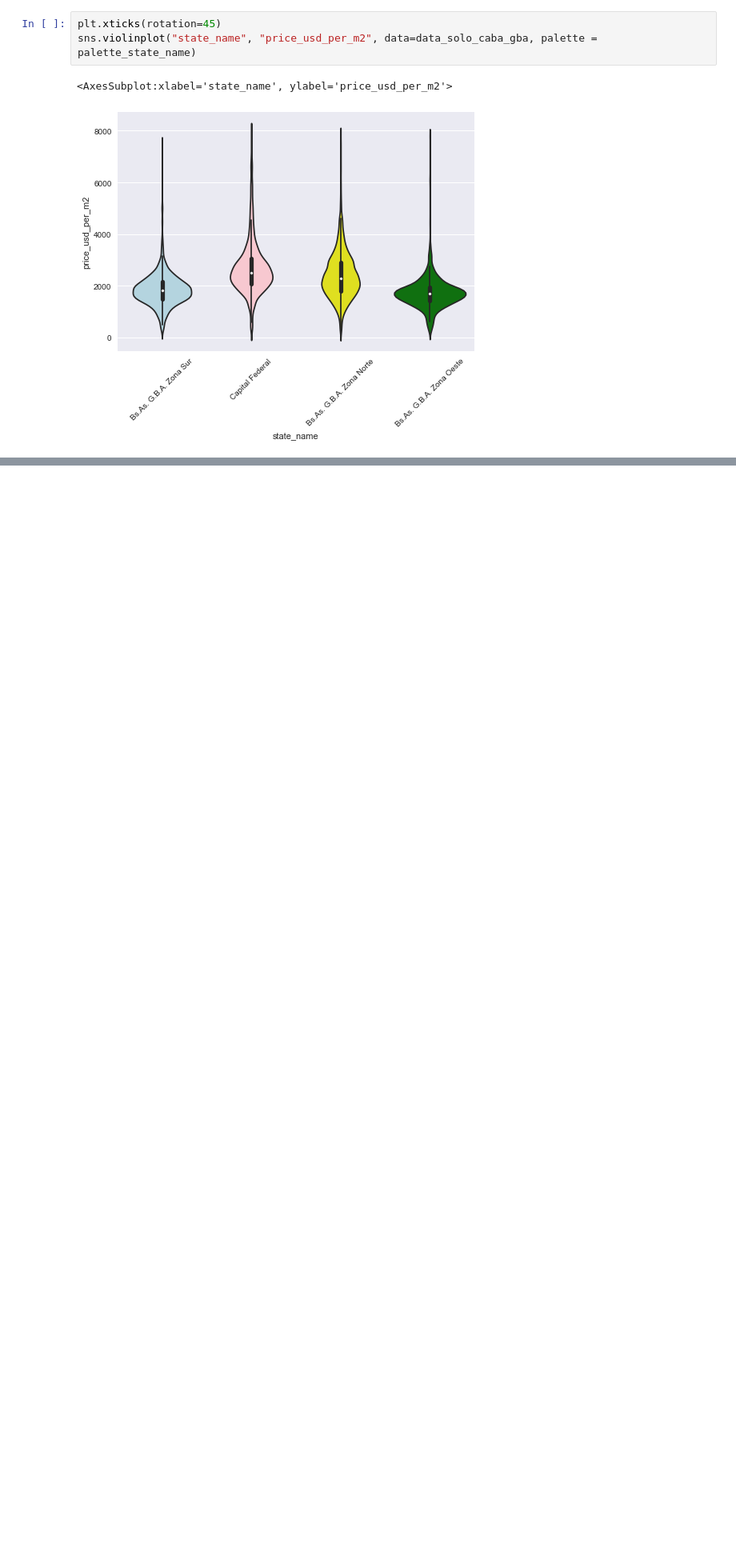
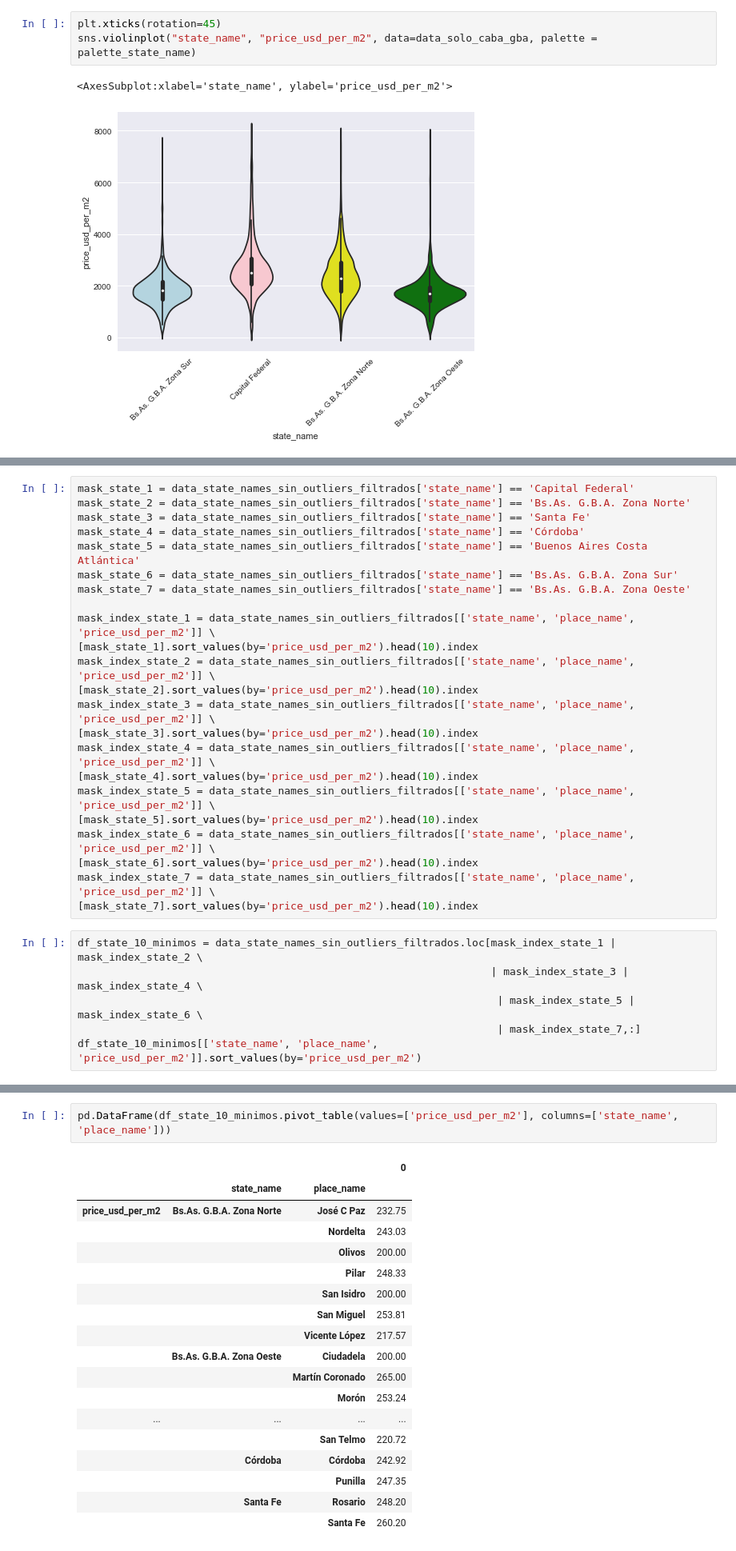
Before and after one commit to Sergio-Piazza/TP1_Grupo_7_Dhdsblend, a Jupyter notebook: Desafio_1_Grupo_7.ipynb, the cells around one changed output, grey strips where cells are left out. Shown: that part at 80% size. Cells and saved outputs as stored; diff of their text form; blank space fills up the shorter version.

```diff
--- a/Desafio_1_Grupo_7.ipynb
+++ b/Desafio_1_Grupo_7.ipynb
@@ -1983,0 +1998,29 @@ sns.violinplot("state_name", "price_usd_per_m2", data=data_solo_caba_gba, palett
+# %%
+mask_state_1 = data_state_names_sin_outliers_filtrados['state_name'] == 'Capital Federal'
+mask_state_2 = data_state_names_sin_outliers_filtrados['state_name'] == 'Bs.As. G.B.A. Zona Norte'
+mask_state_3 = data_state_names_sin_outliers_filtrados['state_name'] == 'Santa Fe'
+mask_state_4 = data_state_names_sin_outliers_filtrados['state_name'] == 'Córdoba'
+mask_state_5 = data_state_names_sin_outliers_filtrados['state_name'] == 'Buenos Aires Costa Atlántica'
+mask_state_6 = data_state_names_sin_outliers_filtrados['state_name'] == 'Bs.As. G.B.A. Zona Sur'
+mask_state_7 = data_state_names_sin_outliers_filtrados['state_name'] == 'Bs.As. G.B.A. Zona Oeste'
+
+mask_index_state_1 = data_state_names_sin_outliers_filtrados[['state_name', 'place_name', 'price_usd_per_m2']] \
+[mask_state_1].sort_values(by='price_usd_per_m2').head(10).index
+mask_index_state_2 = data_state_names_sin_outliers_filtrados[['state_name', 'place_name', 'price_usd_per_m2']] \
+[mask_state_2].sort_values(by='price_usd_per_m2').head(10).index
+mask_index_state_3 = data_state_names_sin_outliers_filtrados[['state_name', 'place_name', 'price_usd_per_m2']] \
+[mask_state_3].sort_values(by='price_usd_per_m2').head(10).index
+mask_index_state_4 = data_state_names_sin_outliers_filtrados[['state_name', 'place_name', 'price_usd_per_m2']] \
+[mask_state_4].sort_values(by='price_usd_per_m2').head(10).index
+mask_index_state_5 = data_state_names_sin_outliers_filtrados[['state_name', 'place_name', 'price_usd_per_m2']] \
+[mask_state_5].sort_values(by='price_usd_per_m2').head(10).index
+mask_index_state_6 = data_state_names_sin_outliers_filtrados[['state_name', 'place_name', 'price_usd_per_m2']] \
+[mask_state_6].sort_values(by='price_usd_per_m2').head(10).index
+mask_index_state_7 = data_state_names_sin_outliers_filtrados[['state_name', 'place_name', 'price_usd_per_m2']] \
+[mask_state_7].sort_values(by='price_usd_per_m2').head(10).index
+# %%
+df_state_10_minimos = data_state_names_sin_outliers_filtrados.loc[mask_index_state_1 | mask_index_state_2 \
+                                                                  | mask_index_state_3 | mask_index_state_4 \
+                                                                   | mask_index_state_5 | mask_index_state_6 \
+                                                                   | mask_index_state_7,:]
+df_state_10_minimos[['state_name', 'place_name', 'price_usd_per_m2']].sort_values(by='price_usd_per_m2')
@@ -1983,0 +2041,21 @@ sns.violinplot("state_name", "price_usd_per_m2", data=data_solo_caba_gba, palett
+# %%
+pd.DataFrame(df_state_10_minimos.pivot_table(values=['price_usd_per_m2'], columns=['state_name', 'place_name']))
+# %% [output]
+|  |  |  | 0 |
+|  | state_name | place_name |  |
+| price_usd_per_m2 | Bs.As. G.B.A. Zona Norte | José C Paz | 232.75 |
+|  |  | Nordelta | 243.03 |
+|  |  | Olivos | 200.00 |
+|  |  | Pilar | 248.33 |
+|  |  | San Isidro | 200.00 |
+|  |  | San Miguel | 253.81 |
+|  |  | Vicente López | 217.57 |
+|  | Bs.As. G.B.A. Zona Oeste | Ciudadela | 200.00 |
+|  |  | Martín Coronado | 265.00 |
+|  |  | Morón | 253.24 |
+| ... | ... | ... | ... |
+|  |  | San Telmo | 220.72 |
+|  | Córdoba | Córdoba | 242.92 |
+|  |  | Punilla | 247.35 |
+|  | Santa Fe | Rosario | 248.20 |
+|  |  | Santa Fe | 260.20 |
```
Also changed, not shown: parts of 6 cells of this notebook.
